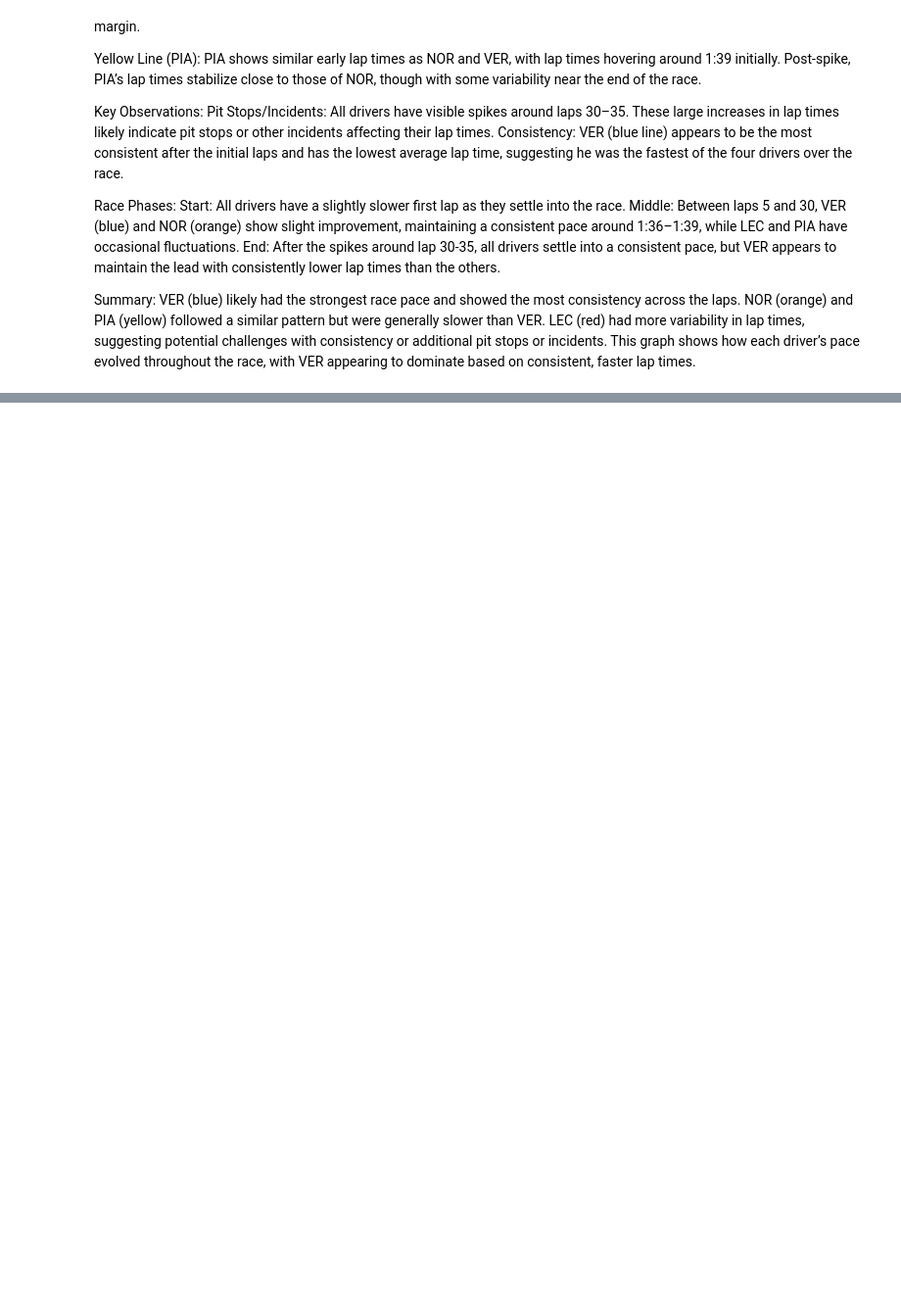
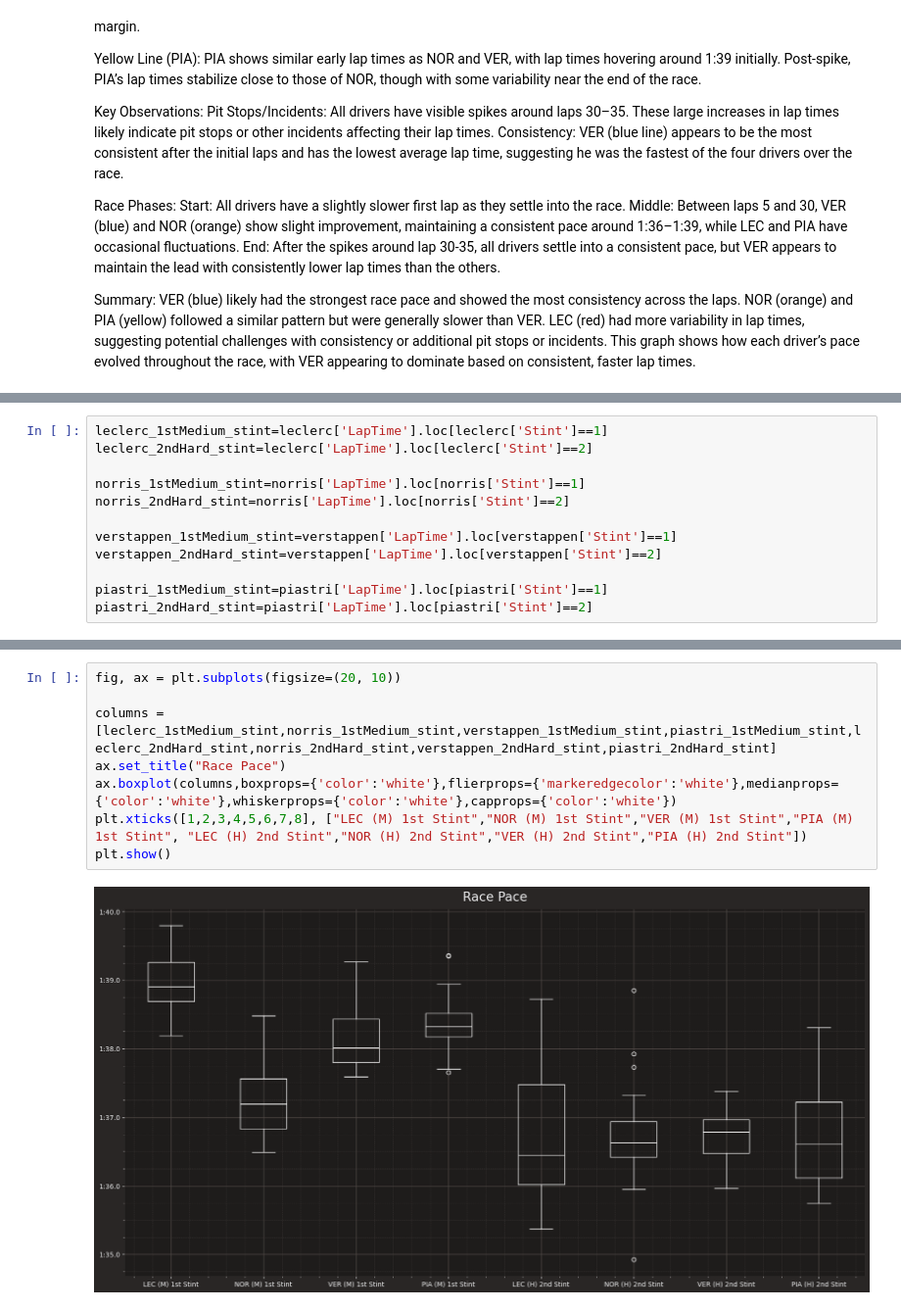
Before and after one commit to iamgiu/Singapore-Grand-Prix-2024_Race-Pace, a Jupyter notebook: Singapore Grand Prix 2024 - Race Pace LEC.ipynb, the cells around one changed output, grey strips where cells are left out. Shown at 98% size. Drawn from its saved outputs; the diff is of its cells as text; blank space fills up the shorter version.

```diff
--- a/Singapore Grand Prix 2024 - Race Pace LEC.ipynb
+++ b/Singapore Grand Prix 2024 - Race Pace LEC.ipynb
@@ -109,0 +125,12 @@ This graph shows how each driver’s pace evolved throughout the race, with VER
+# %%
+leclerc_1stMedium_stint=leclerc['LapTime'].loc[leclerc['Stint']==1]
+leclerc_2ndHard_stint=leclerc['LapTime'].loc[leclerc['Stint']==2]
+
+norris_1stMedium_stint=norris['LapTime'].loc[norris['Stint']==1]
+norris_2ndHard_stint=norris['LapTime'].loc[norris['Stint']==2]
+
+verstappen_1stMedium_stint=verstappen['LapTime'].loc[verstappen['Stint']==1]
+verstappen_2ndHard_stint=verstappen['LapTime'].loc[verstappen['Stint']==2]
+
+piastri_1stMedium_stint=piastri['LapTime'].loc[piastri['Stint']==1]
+piastri_2ndHard_stint=piastri['LapTime'].loc[piastri['Stint']==2]
@@ -109,0 +151,10 @@ This graph shows how each driver’s pace evolved throughout the race, with VER
+# %%
+fig, ax = plt.subplots(figsize=(20, 10))
+
+columns = [leclerc_1stMedium_stint,norris_1stMedium_stint,verstappen_1stMedium_stint,piastri_1stMedium_stint,leclerc_2ndHard_stint,norris_2ndHard_stint,verstappen_2ndHard_stint,piastri_2ndHard_stint]
+ax.set_title("Race Pace")
+ax.boxplot(columns,boxprops={'color':'white'},flierprops={'markeredgecolor':'white'},medianprops={'color':'white'},whiskerprops={'color':'white'},capprops={'color':'white'})
+plt.xticks([1,2,3,4,5,6,7,8], ["LEC (M) 1st Stint","NOR (M) 1st Stint","VER (M) 1st Stint","PIA (M) 1st Stint", "LEC (H) 2nd Stint","NOR (H) 2nd Stint","VER (H) 2nd Stint","PIA (H) 2nd Stint"])
+plt.show()
+# %% [output]
+[figure, added]
```
Also changed, not shown: parts of 9 cells of this notebook, 1 other file.
